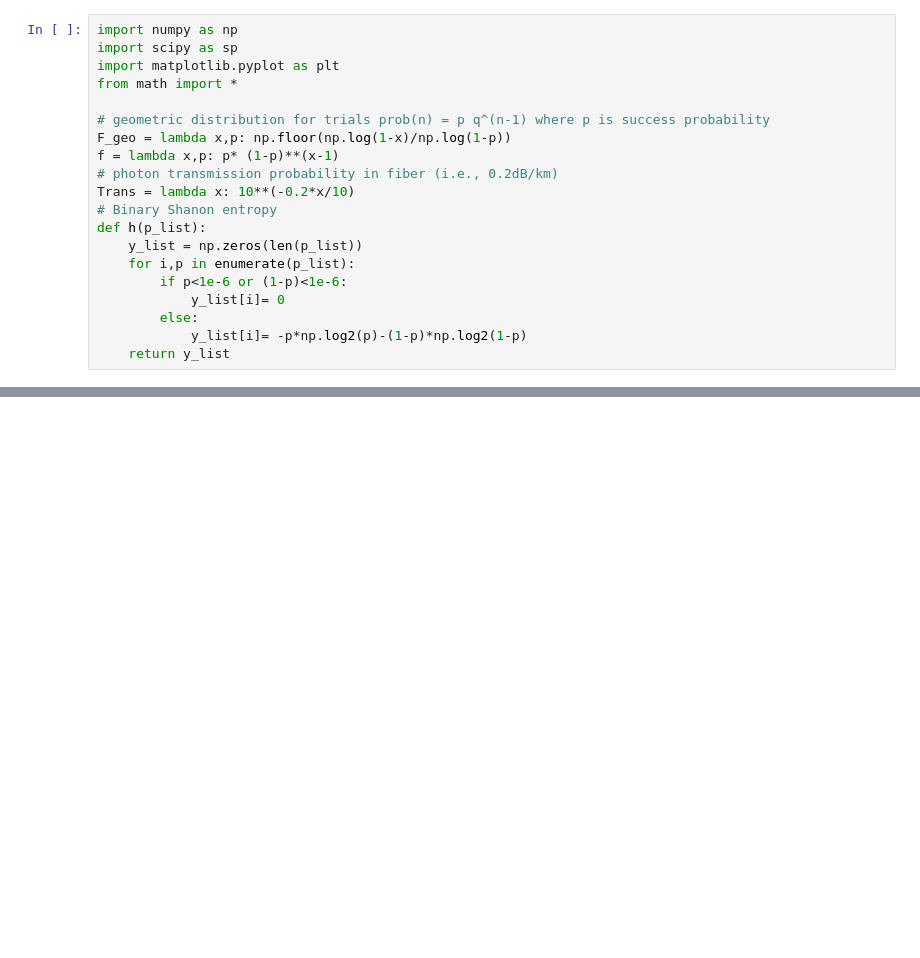
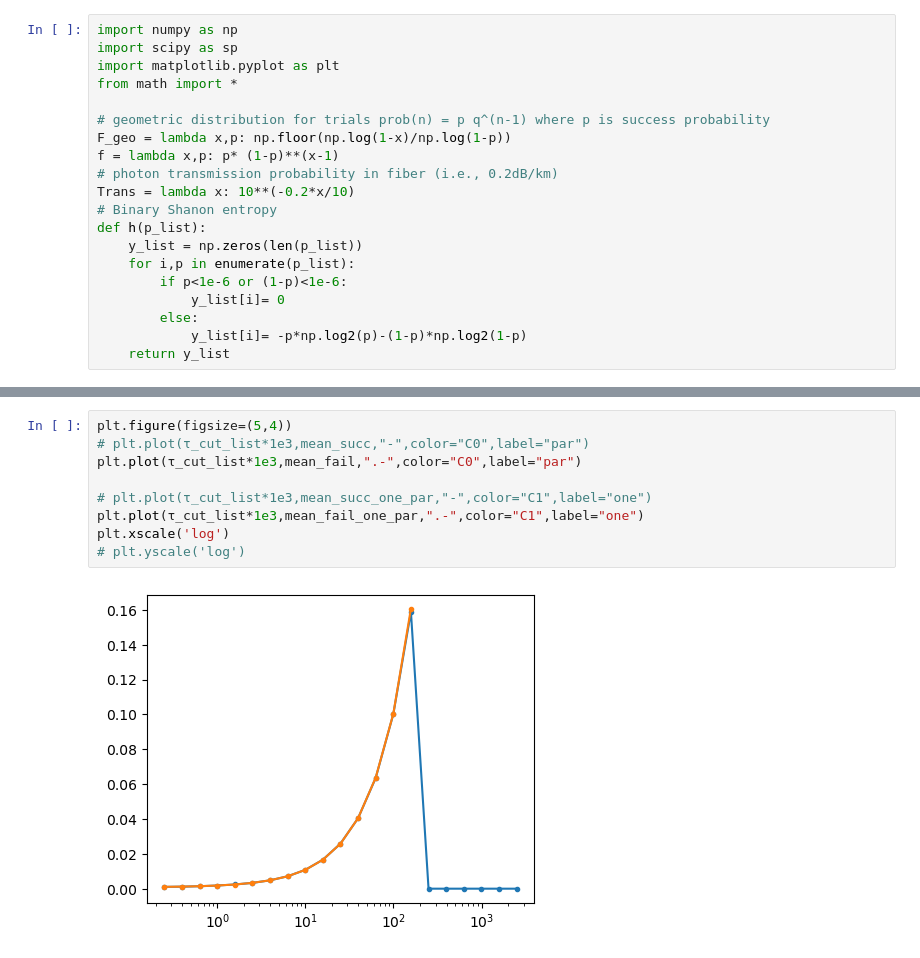
Before and after one commit to hassan-shap/QNUM, a Jupyter notebook: par_cutoff.ipynb, the cells around one changed output, grey strips where cells are left out. Saved outputs shown, nothing was run; the diff lists cells and outputs as text; blank space fills up the shorter version.

```diff
--- a/par_cutoff.ipynb
+++ b/par_cutoff.ipynb
@@ -219,2 +301,13 @@ for i_t, τ_cut in enumerate(τ_cut_list):
+# %%
+plt.figure(figsize=(5,4))
+# plt.plot(τ_cut_list*1e3,mean_succ,"-",color="C0",label="par")
+plt.plot(τ_cut_list*1e3,mean_fail,".-",color="C0",label="par")
+
+# plt.plot(τ_cut_list*1e3,mean_succ_one_par,"-",color="C1",label="one")
+plt.plot(τ_cut_list*1e3,mean_fail_one_par,".-",color="C1",label="one")
+plt.xscale('log')
+# plt.yscale('log')
+# %% [output]
+[figure, added]
 # %%
 plt.figure(figsize=(5,4))
```
Also changed, not shown: parts of 7 cells of this notebook, 1 other file.
